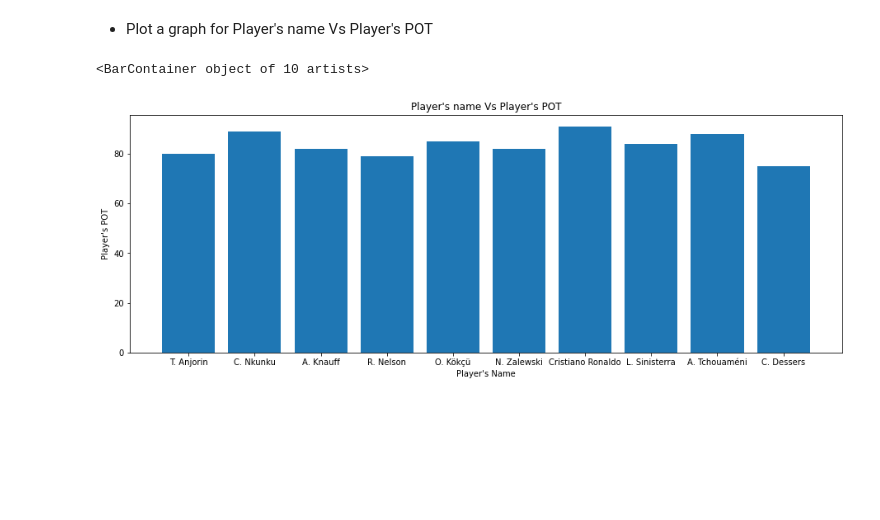
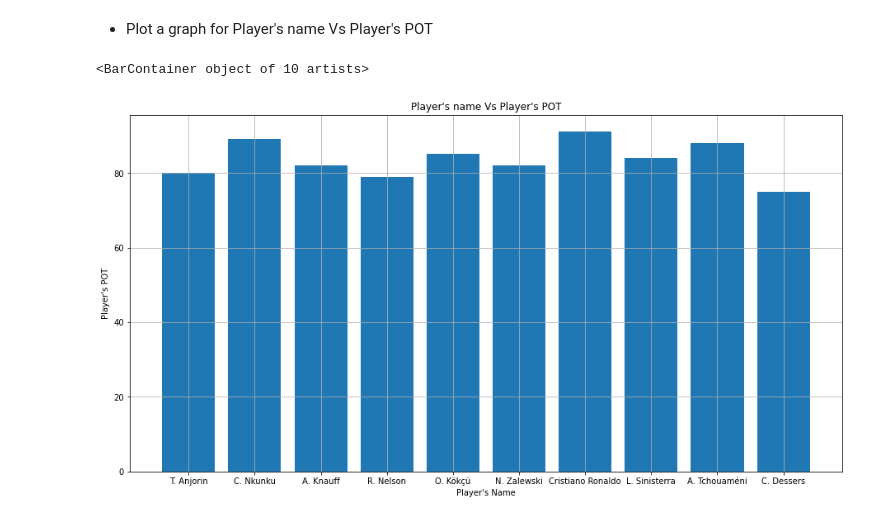
Before and after one commit to Naveen-Karanamu/FIFA-Data-Analysis, a Jupyter notebook: main.ipynb, the cells around one changed output. Saved outputs shown, nothing was run; the diff lists cells and outputs as text; code cells hidden in the pictures; blank space fills up the shorter version.

```diff
--- a/main.ipynb
+++ b/main.ipynb
@@ -339,12 +339,13 @@ new_df
 # %%
 x=fifa['Name'].head(10)
 y=fifa['POT'].head(10)
 fig=plt.figure()
-fig.add_axes([1,2,2,1])
+fig.add_axes([1,2,2,1.5])
 plt.title("Player's name Vs Player's POT")
 plt.xlabel("Player's Name")
 plt.ylabel("Player's POT")
+plt.grid()
 plt.bar(x,y)
 # %% [output]
 <BarContainer object of 10 artists>
-[figure, old version]
+[figure, new version]
```
Also changed, not shown: parts of 2 cells of this notebook.
